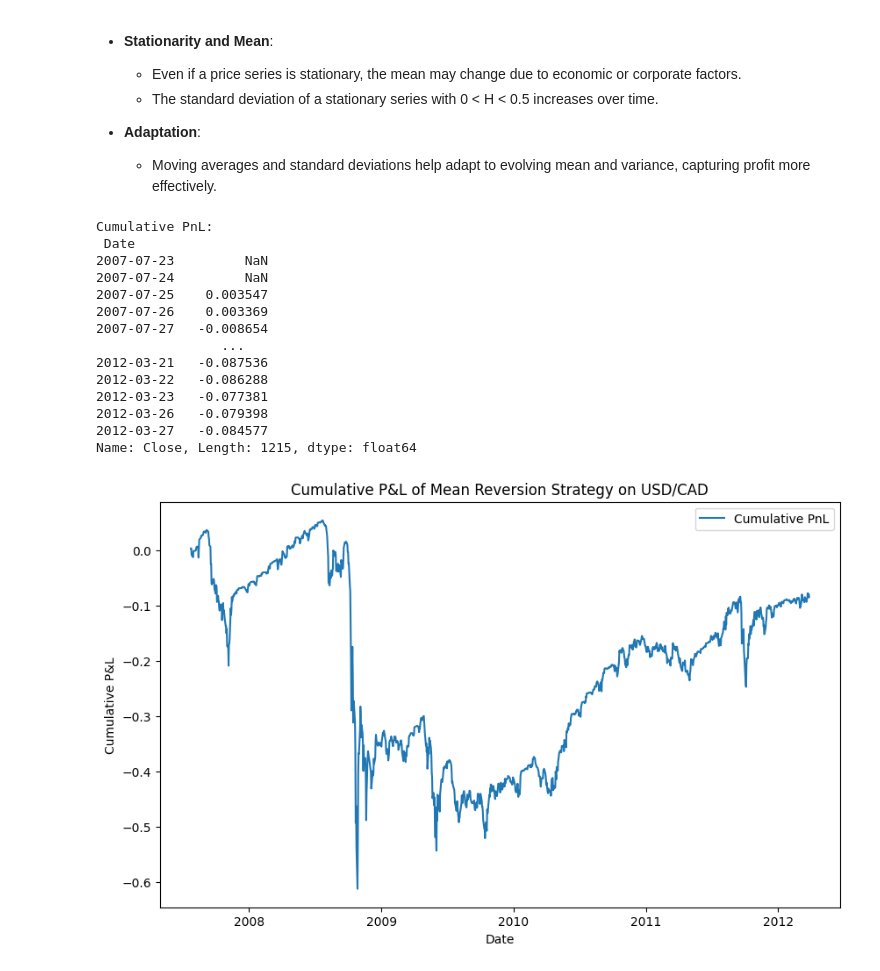
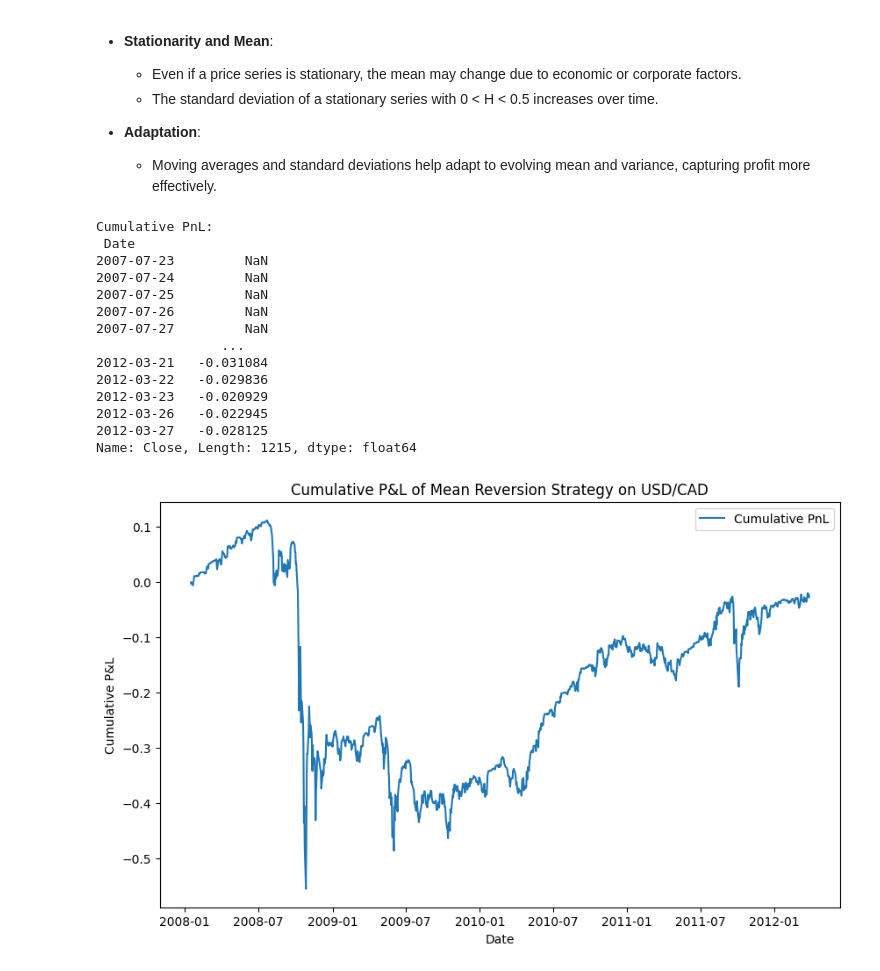
Before and after one commit to mertkurtcu/Ernest-Chan-Algorithmic-Trading, a Jupyter notebook: chapter-2/2.1_introduction.ipynb, the cells around one changed output. Cells and saved outputs as stored; diff of their text form; code cells hidden in the pictures.

```diff
--- a/chapter-2/2.1_introduction.ipynb
+++ b/chapter-2/2.1_introduction.ipynb
@@ -211,48 +217,48 @@ lookback = round(halflife)
 
 # Moving average and moving standard deviation using rolling window
 def movingAvg(series, window):
-    return series.rolling(window=window, min_periods=1).mean()
+    return series.rolling(window=window, min_periods=lookback).mean()
 
 def movingStd(series, window):
-    return series.rolling(window=window, min_periods=1).std()
+    return series.rolling(window=window, min_periods=lookback).std()
 
 # Lag function to shift the series
 def lag(series, periods=1):
     return series.shift(periods)
 
 # Calculate the market value based on the Z-Score
 mktVal = -(data - movingAvg(data, lookback)) / movingStd(data, lookback)
 
 # Calculate the daily P&L
 pnl = lag(mktVal, 1) * (data - lag(data, 1)) / lag(data, 1)
 
 # Cumulative P&L
 cumulative_pnl = pnl.cumsum()
 
 # Output results
 print("Cumulative PnL:\n", cumulative_pnl)
 
 # Plot the cumulative PnL
 plt.figure(figsize=(10, 6))
 plt.plot(cumulative_pnl, label='Cumulative PnL')
 plt.title('Cumulative P&L of Mean Reversion Strategy on USD/CAD')
 plt.xlabel('Date')
 plt.ylabel('Cumulative P&L')
 plt.legend()
 plt.show()
 # %% [output]
 Cumulative PnL:
  Date
 2007-07-23         NaN
 2007-07-24         NaN
-2007-07-25    0.003547
-2007-07-26    0.003369
-2007-07-27   -0.008654
+2007-07-25         NaN
+2007-07-26         NaN
+2007-07-27         NaN
                 ...
-2012-03-21   -0.087536
-2012-03-22   -0.086288
-2012-03-23   -0.077381
-2012-03-26   -0.079398
-2012-03-27   -0.084577
+2012-03-21   -0.031084
+2012-03-22   -0.029836
+2012-03-23   -0.020929
+2012-03-26   -0.022945
+2012-03-27   -0.028125
 Name: Close, Length: 1215, dtype: float64
-[figure, old version]
+[figure, new version]
```
Also changed, not shown: parts of 2 cells of this notebook, 1 other file.
